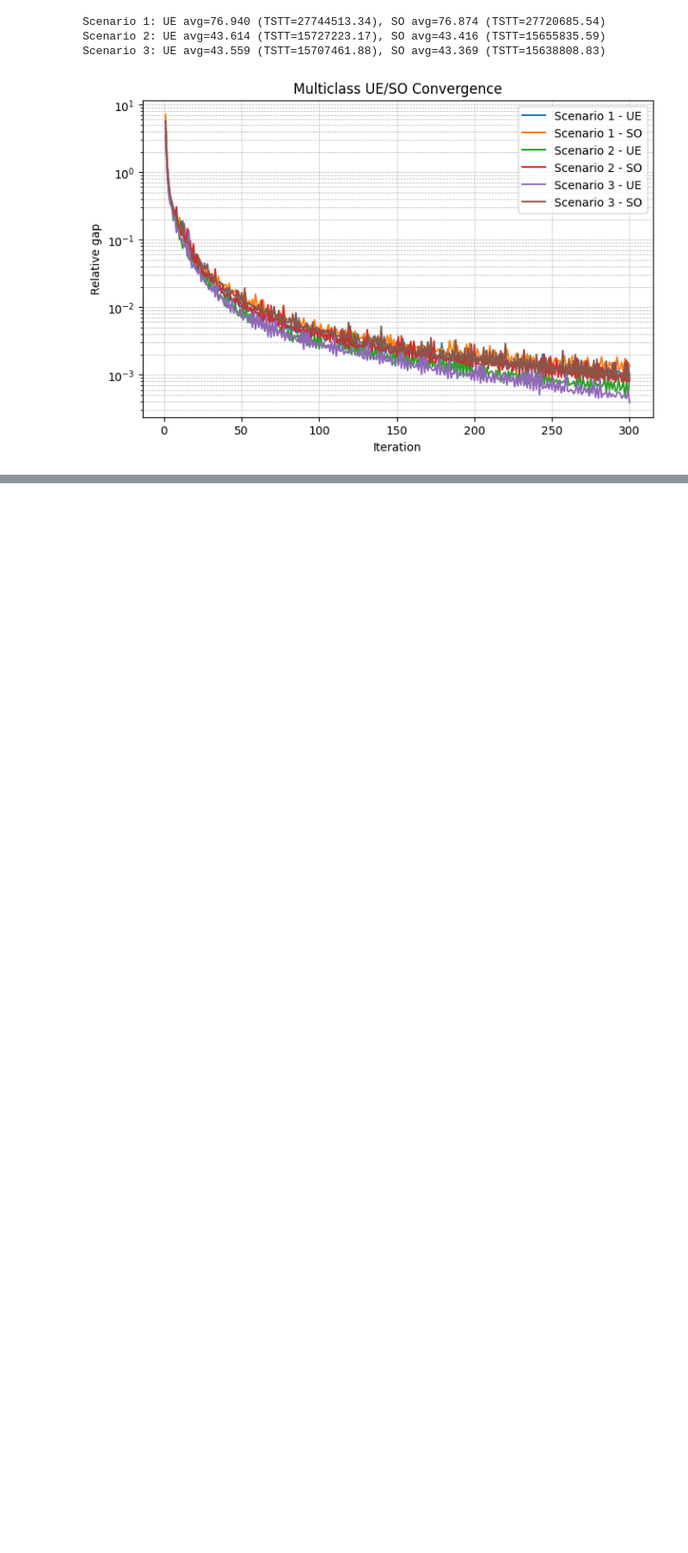
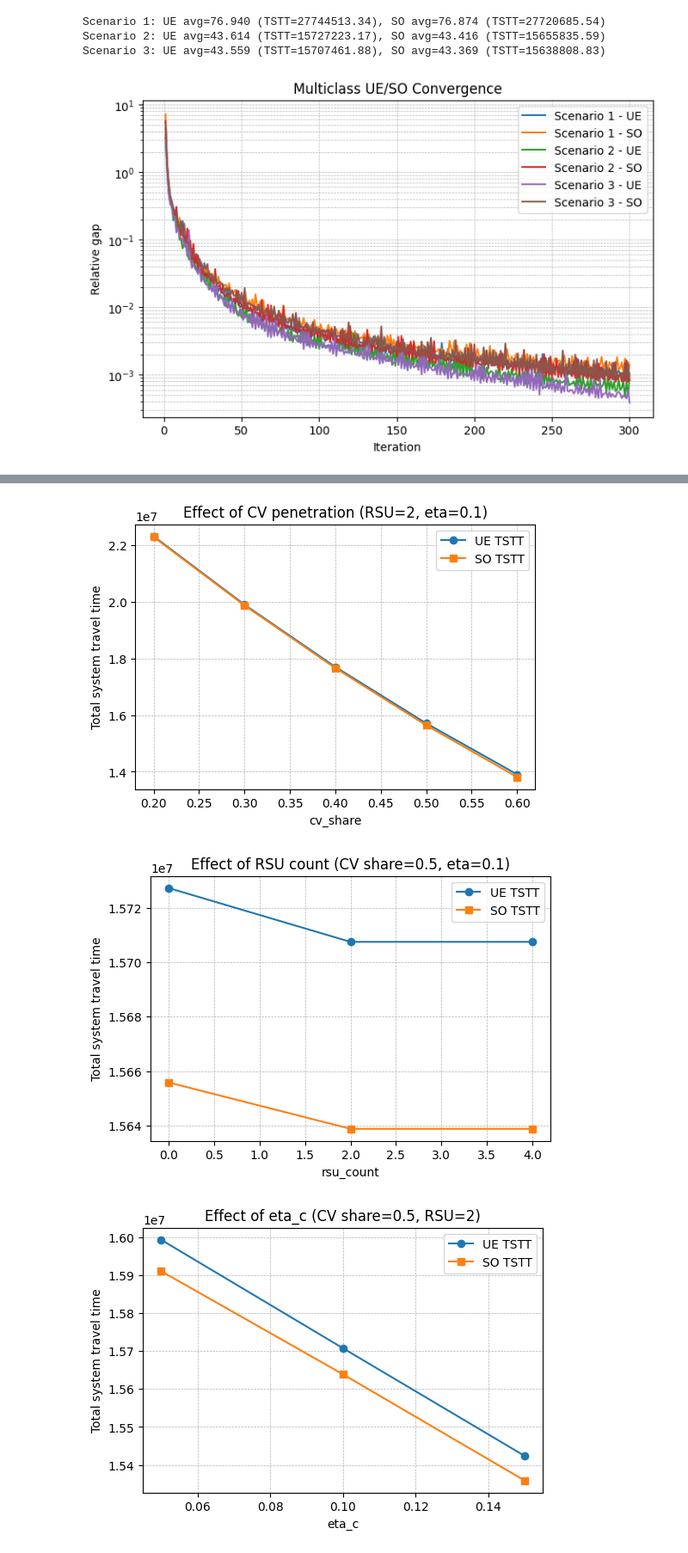
Before and after one commit to Alfredkkk/Transport_network_modeling_8803, a Jupyter notebook: test.ipynb, the cells around one changed output, grey strips where cells are left out. Shown: that part at 86% size. Drawn from its saved outputs; the diff is of its cells as text; code cells hidden in the pictures; blank space fills up the shorter version.

```diff
--- a/test.ipynb
+++ b/test.ipynb
@@ -104,0 +164,39 @@ plt.show()
+# %%
+import numpy as np
+
+if 'sensitivity_df' not in globals():
+    sensitivity_df = run_sensitivity()
+
+
+def filter_df(df, filters):
+    mask = np.ones(len(df), dtype=bool)
+    for key, val in filters.items():
+        column = df[key]
+        if np.issubdtype(column.dtype, np.floating):
+            mask &= np.isclose(column, val)
+        else:
+            mask &= (column == val)
+    return df[mask]
+
+
+def plot_trend(varying, values, fixed_filters, title):
+    subset = filter_df(sensitivity_df, fixed_filters)
+    subset = subset[subset[varying].isin(values)]
+    subset = subset.sort_values(by=varying)
+    plt.figure(figsize=(6,4))
+    plt.plot(subset[varying], subset['UE_tstt'], marker='o', label='UE TSTT')
+    plt.plot(subset[varying], subset['SO_tstt'], marker='s', label='SO TSTT')
+    plt.xlabel(varying)
+    plt.ylabel('Total system travel time')
+    plt.title(title)
+    plt.grid(True, linestyle='--', linewidth=0.5)
+    plt.legend()
+    plt.show()
+
+plot_trend('cv_share', [0.2,0.3,0.4,0.5,0.6], {'rsu_count':2, 'eta_c':0.1}, 'Effect of CV penetration (RSU=2, eta=0.1)')
+plot_trend('rsu_count', [0,2,4], {'cv_share':0.5, 'eta_c':0.1}, 'Effect of RSU count (CV share=0.5, eta=0.1)')
+plot_trend('eta_c', [0.05,0.1,0.15], {'cv_share':0.5, 'rsu_count':2}, 'Effect of eta_c (CV share=0.5, RSU=2)')
+# %% [output]
+[figure, added]
+[figure, added]
+[figure, added]
```
Also changed, not shown: parts of 1 cell of this notebook.
